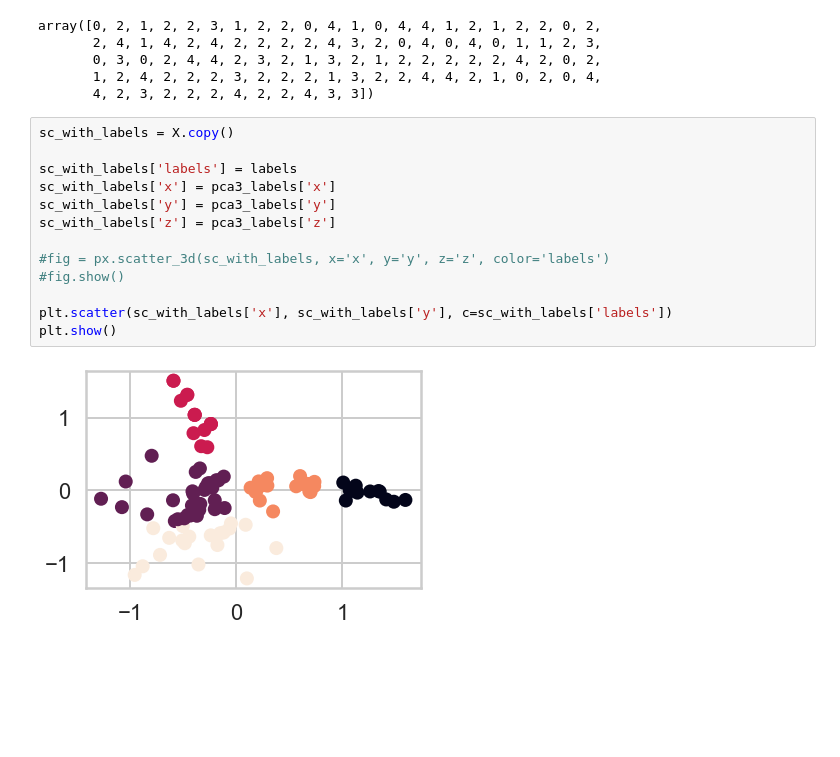
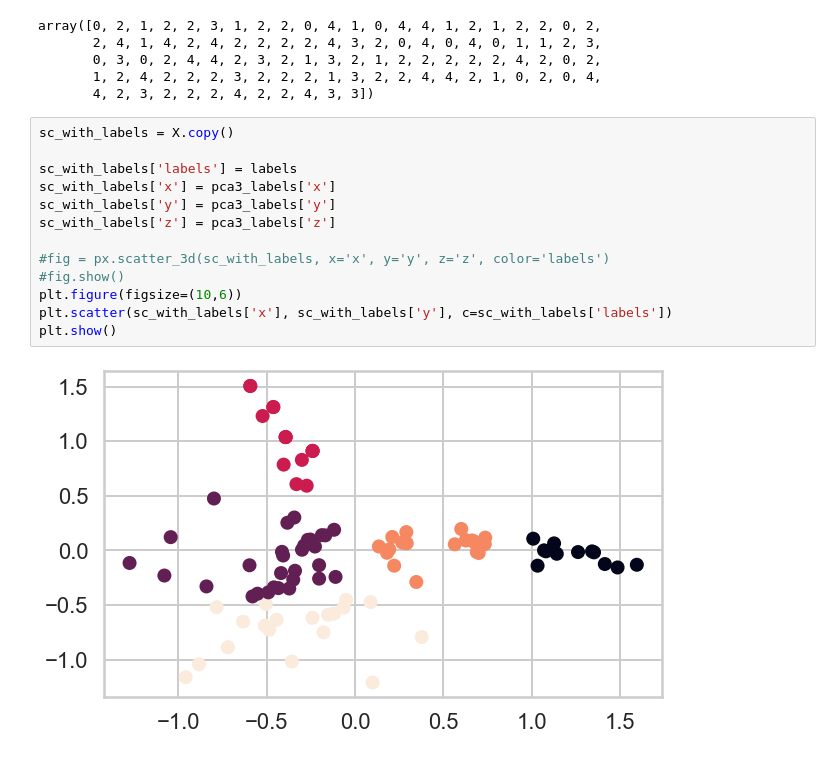
Before and after one commit to meskeremg/MeskiSBWork, a Jupyter notebook: Clustering Case Study - Customer Segmentation with K-Means - Meskerem Goshime.ipynb, the cells around one changed output. Cells and saved outputs as stored; diff of their text form; blank space fills up the shorter version.

```diff
--- a/Clustering Case Study - Customer Segmentation with K-Means - Meskerem Goshime.ipynb
+++ b/Clustering Case Study - Customer Segmentation with K-Means - Meskerem Goshime.ipynb
@@ -657,18 +715,18 @@ array([0, 2, 1, 2, 2, 3, 1, 2, 2, 0, 4, 1, 0, 4, 4, 1, 2, 1, 2, 2, 0, 2,
 # %%
 sc_with_labels = X.copy()
 
 sc_with_labels['labels'] = labels
 sc_with_labels['x'] = pca3_labels['x']
 sc_with_labels['y'] = pca3_labels['y']
 sc_with_labels['z'] = pca3_labels['z']
 
 #fig = px.scatter_3d(sc_with_labels, x='x', y='y', z='z', color='labels')
 #fig.show()
-
+plt.figure(figsize=(10,6))
 plt.scatter(sc_with_labels['x'], sc_with_labels['y'], c=sc_with_labels['labels'])
 plt.show()
 # %% [output]
-[figure, old version]
+[figure, new version]
 # %%
 from sklearn.cluster import DBSCAN
 db = DBSCAN(eps=0.4, min_samples=20)
```
Also changed, not shown: parts of 7 cells of this notebook.
